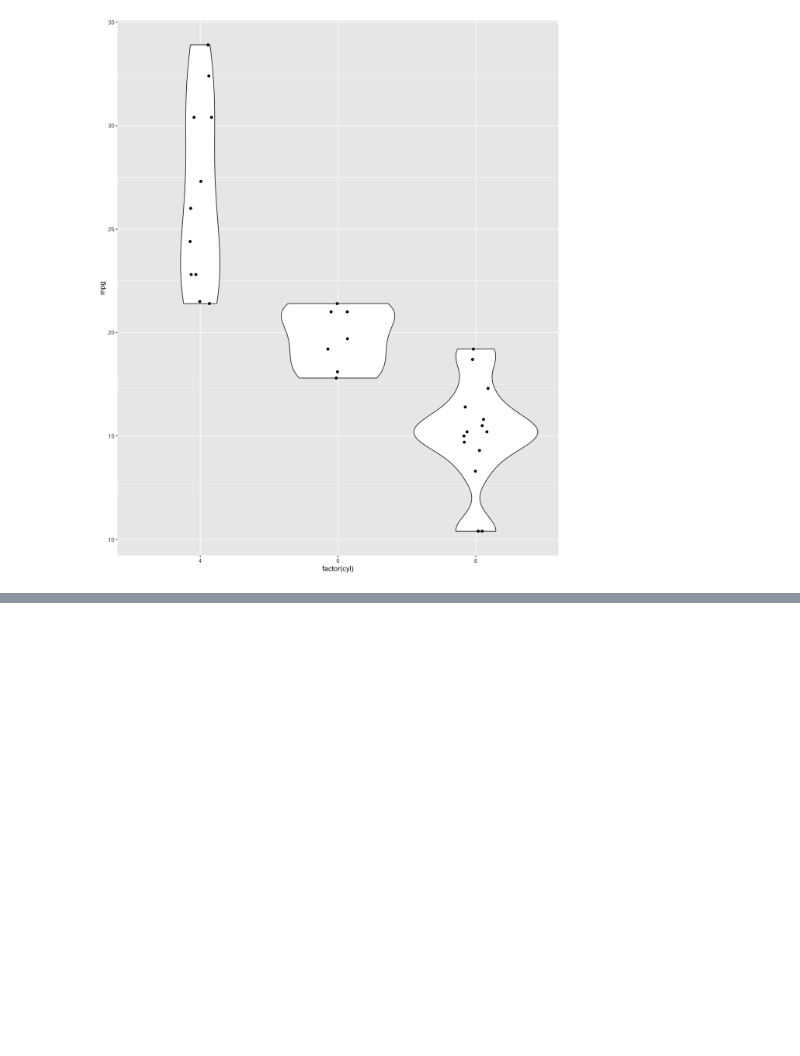
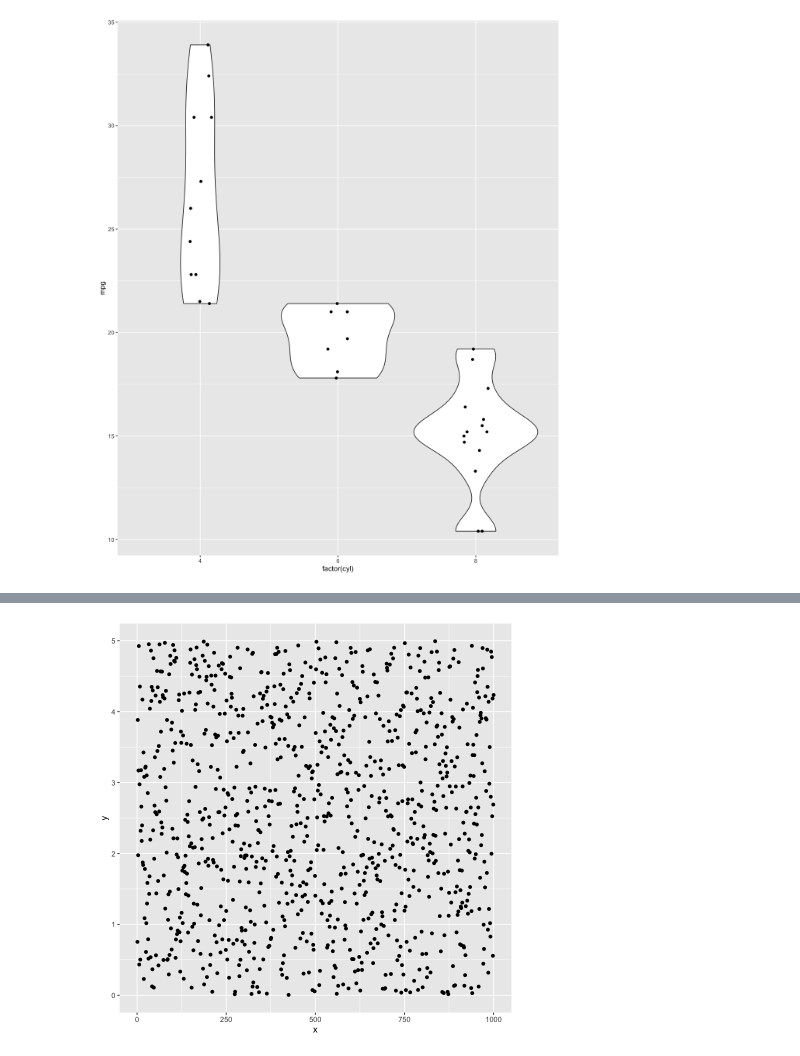
Before and after one commit to wang-zhijun/learn-statistics, a Jupyter notebook: learn-r.ipynb, the cells around one changed output, grey strips where cells are left out. Saved outputs shown, nothing was run; the diff lists cells and outputs as text; code cells hidden in the pictures; blank space fills up the shorter version.

```diff
--- a/learn-r.ipynb
+++ b/learn-r.ipynb
@@ -863,0 +869,14 @@ geom_jitter(height = 0, width = 0.1)
+# %%
+library(ggplot2)
+
+d <- tibble(
+  x = 1:1000,
+  y = runif(1000, 0, 5),
+)
+
+options(repr.plot.width =7 , repr.plot.height =7) # グラフのサイズを指定
+
+ggplot(d, aes(x=x, y=y)) +
+    geom_point()
+# %% [output]
+[figure, added]
```
Also changed, not shown: parts of 1 cell of this notebook.
